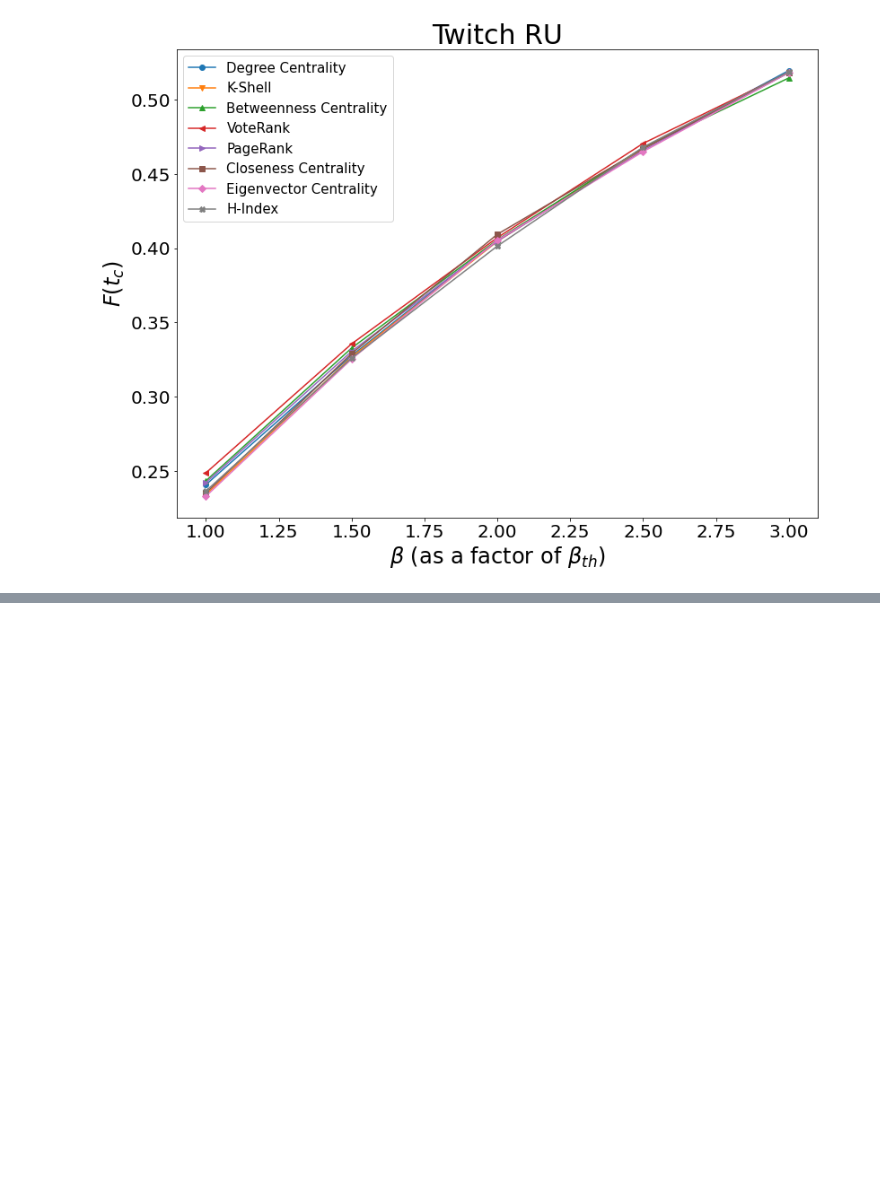
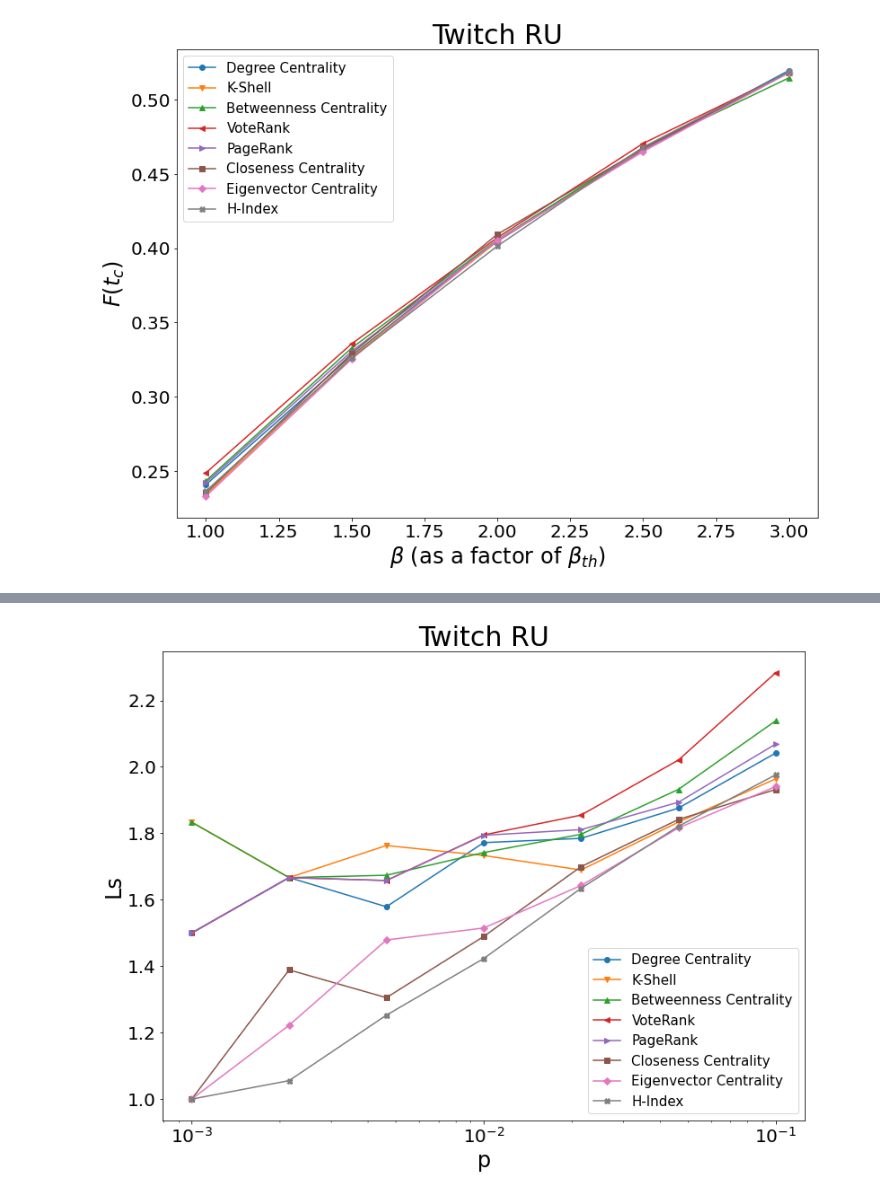
Before and after one commit to Shymsky/Network_Science, a Jupyter notebook: Group_Assignment.ipynb, the cells around one changed output, grey strips where cells are left out. Saved outputs shown, nothing was run; the diff lists cells and outputs as text; code cells hidden in the pictures; blank space fills up the shorter version.

```diff
--- a/Group_Assignment.ipynb
+++ b/Group_Assignment.ipynb
@@ -630,0 +701,9 @@ plot_values(x_RU_varyingb, ys_RU_varyingb, "Twitch RU", False, x_label=r'$\beta$
+# %%
+# -------------------- Load and plot the values (RU) --------------------
+with open('results//x_asp_RU.pickle', 'rb') as handle:
+    x_asp_RU = pickle.load(handle)
+with open('results//y_asp_RU.pickle', 'rb') as handle:
+    y_asp_RU = pickle.load(handle)
+plot_values(x_asp_RU, y_asp_RU, "Twitch RU", False, x_label='p', y_label='Ls')
+# %% [output]
+[figure, added]
```
Also changed, not shown: parts of 5 cells of this notebook, 6 other files.
